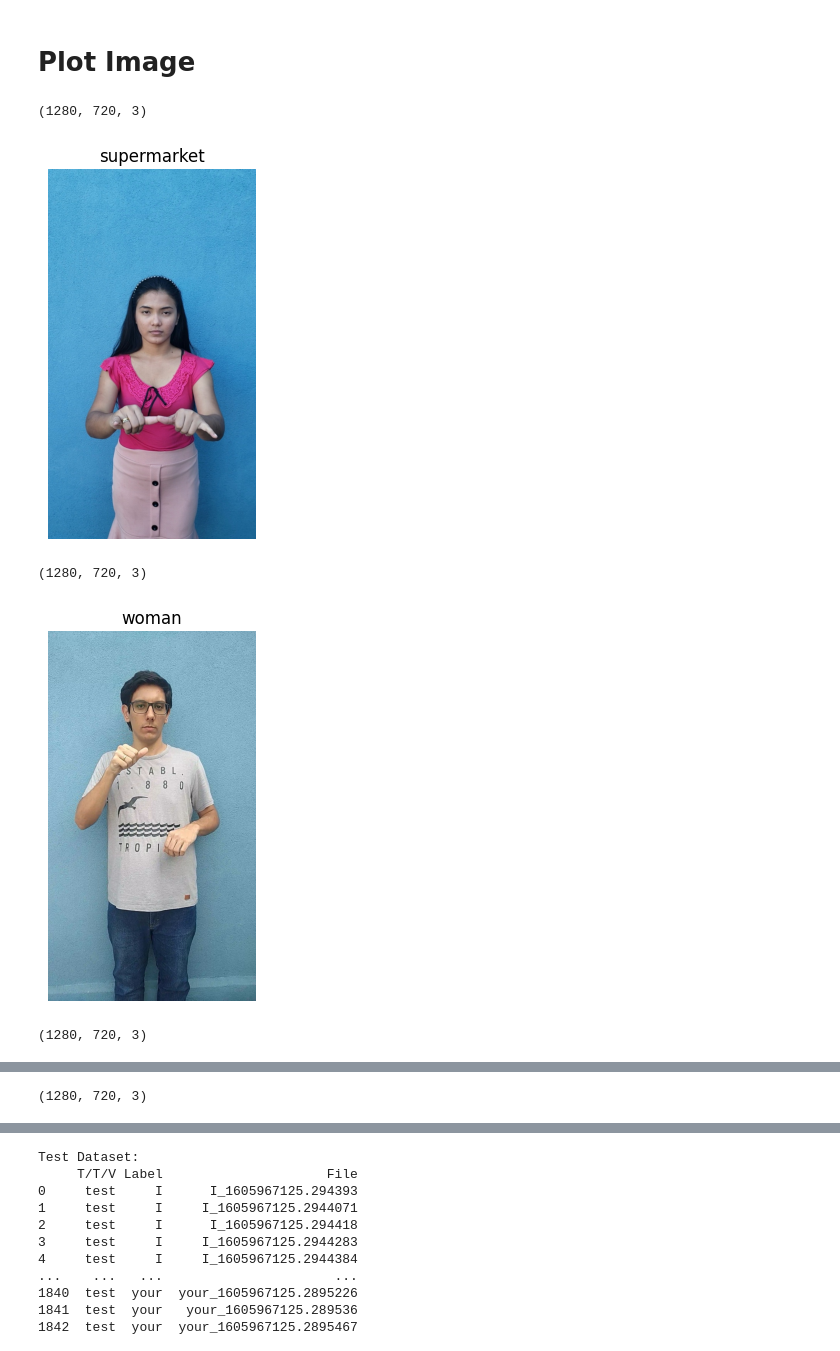
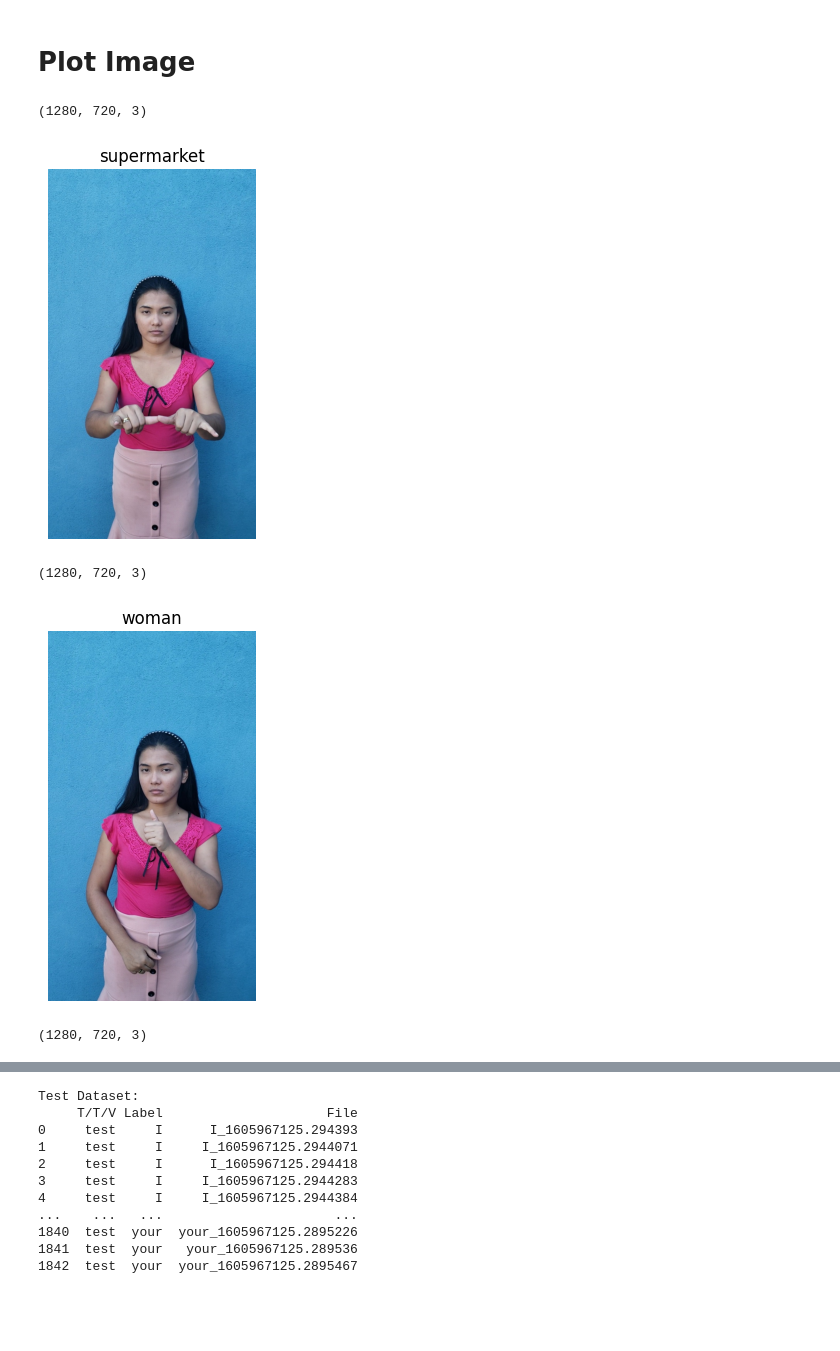
Before and after one commit to Libhinny/ReconhecimentoDeSinais, a Jupyter notebook: main.ipynb, the cells around one changed output, grey strips where cells are left out. Saved outputs shown, nothing was run; the diff lists cells and outputs as text; code cells hidden in the pictures; blank space fills up the shorter version.

```diff
--- a/main.ipynb
+++ b/main.ipynb
@@ -499,32 +500,31 @@ for image in val_your_image:
 # %%
 # Track displayed images
 displayed_images = set()
 
 def view_random_image(target_folder, title):
     global displayed_images
     random_image = random.choice(os.listdir(target_folder))
 
     # Ensure the selected image hasn't been displayed before
     while random_image in displayed_images:
         random_image = random.choice(os.listdir(target_folder))
 
     displayed_images.add(random_image)
 
     img = mpimg.imread(os.path.join(target_folder, random_image))
     print(img.shape)
     plt.title(title)
     plt.imshow(img)
     plt.axis("off")
     plt.show()
 
 # Call the function for at least three different categories
 view_random_image(supermarket_dir, "supermarket")
 view_random_image(woman_dir, "woman")
 view_random_image(I_dir, "I")
-view_random_image(my_dir, "my")
 # %% [output]
 (1280, 720, 3)
 [figure]
 (1280, 720, 3)
-[figure, old version]
+[figure, new version]
 (1280, 720, 3)
@@ -532 +531,0 @@ view_random_image(my_dir, "my")
-(1280, 720, 3)
```
Also changed, not shown: parts of 11 cells of this notebook, 1 other file.
